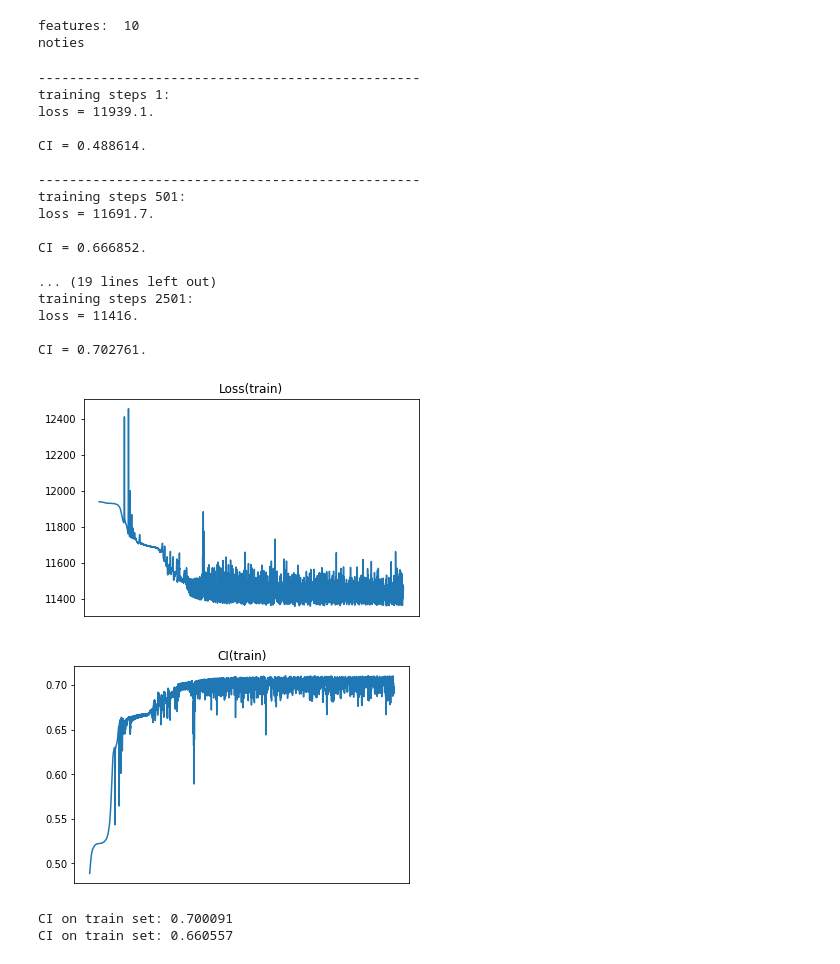
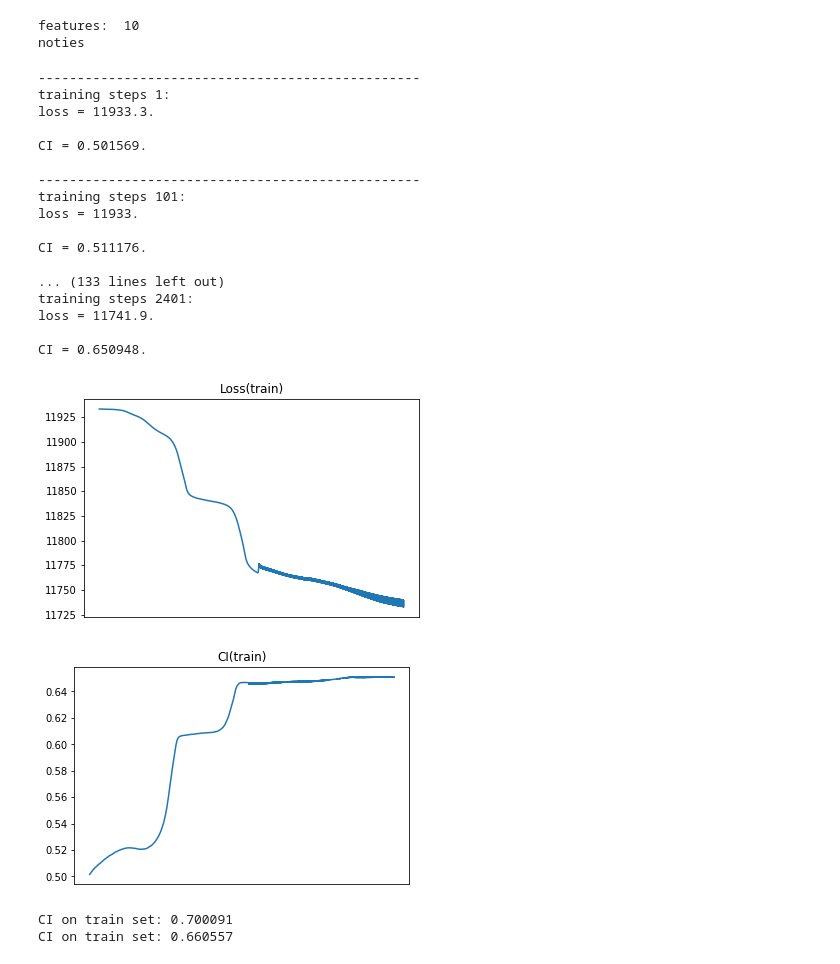
Before and after one commit to LiuHuiSigma/TFDeepSurv, a Jupyter notebook: notebook/Exp_L2DeepSurv.ipynb, the cells around one changed output. Drawn from its saved outputs; the diff is of its cells as text; code cells hidden in the pictures.

```diff
--- a/notebook/Exp_L2DeepSurv.ipynb
+++ b/notebook/Exp_L2DeepSurv.ipynb
@@ -32,28 +32,28 @@ print(model.train_data['ties'] )
 features:  10
 noties
 # %%
-model.train(num_epoch=3000, iteration=500,
+model.train(num_epoch=2500, iteration=100,
             plot_train_loss=True, plot_train_CI=True)
 # %% [output]
 -------------------------------------------------
 training steps 1:
-loss = 11939.1.
+loss = 11933.3.
 
-CI = 0.488614.
+CI = 0.501569.
 
 -------------------------------------------------
-training steps 501:
-loss = 11691.7.
+training steps 101:
+loss = 11933.
 
-CI = 0.666852.
+CI = 0.511176.
 
-... (19 lines left out)
-training steps 2501:
-loss = 11416.
+... (133 lines left out)
+training steps 2401:
+loss = 11741.9.
 
-CI = 0.702761.
+CI = 0.650948.
-[figure, old version]
+[figure, new version]
-[figure, old version]
+[figure, new version]
 # %%
 X = data['x']
 label = {'e': data['e'], 't': data['t']}
```
Also changed, not shown: 3 other files.
